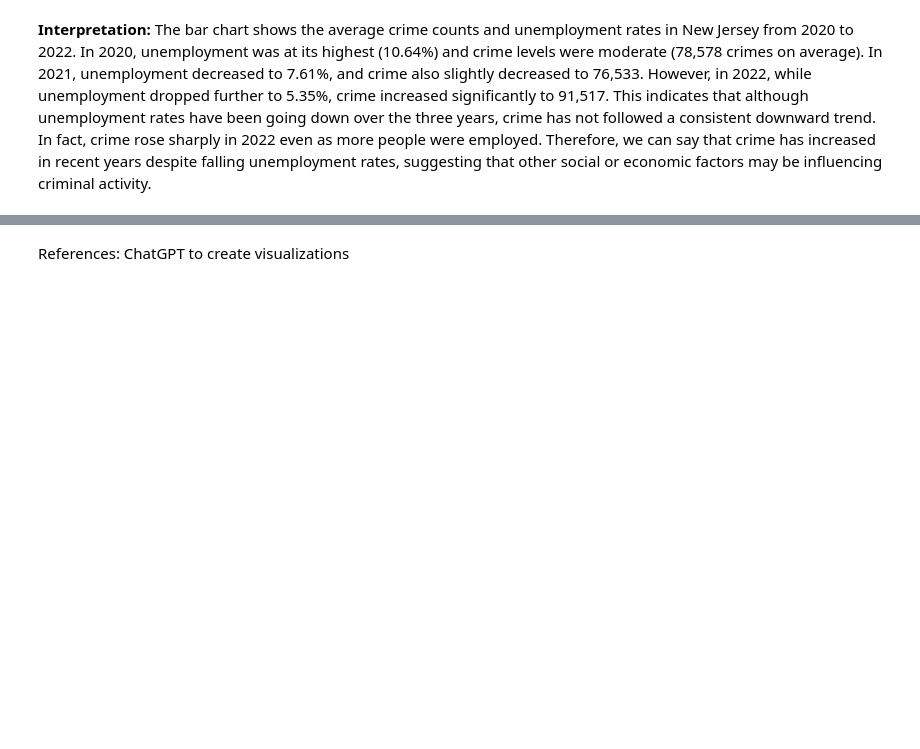
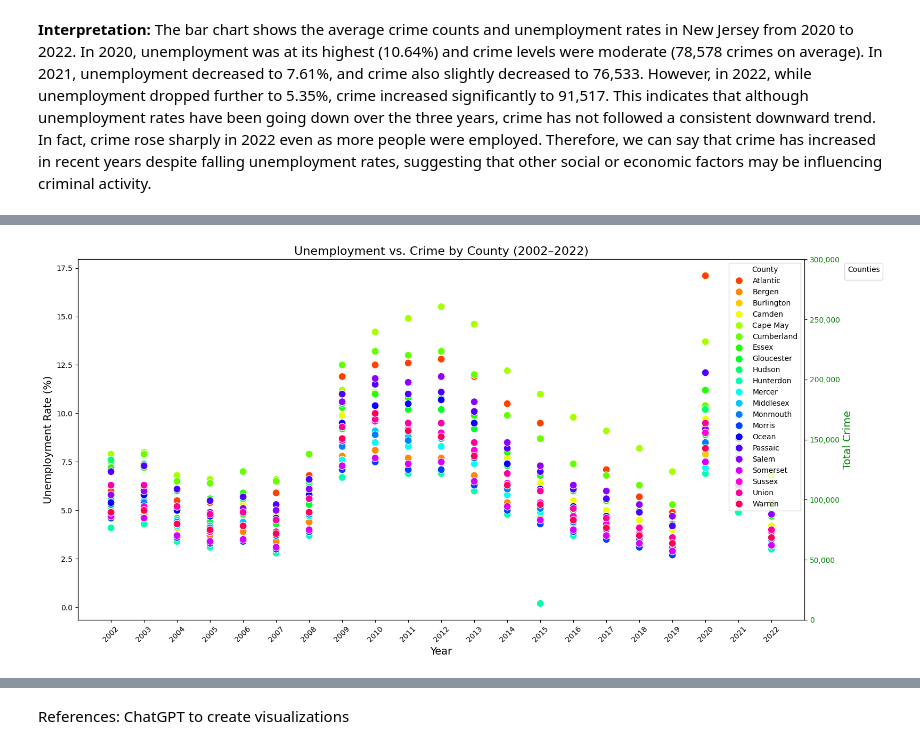
Before and after one commit to erikaguiracocha/Data-Visualization-2025, a Jupyter notebook: PS4erikaguiracocha.ipynb, the cells around one changed output, grey strips where cells are left out. Saved outputs shown, nothing was run; the diff lists cells and outputs as text; code cells hidden in the pictures; blank space fills up the shorter version.

```diff
--- a/PS4erikaguiracocha.ipynb
+++ b/PS4erikaguiracocha.ipynb
@@ -472,0 +518,99 @@ plt.show()
+# %%
+# Load datasets into DataFrames
+unemployment_data = pd.read_csv(url_unemployment)
+crime_data = pd.read_csv(url_crime)
+
+# Clean up the 'County' column and set it as index
+unemployment_data['County'] = unemployment_data['County'].str.strip()
+crime_data['County'] = crime_data['County'].str.strip()
+unemployment_data.set_index('County', inplace=True)
+crime_data.set_index('County', inplace=True)
+
+# Clean up column headers (years)
+unemployment_data.columns = unemployment_data.columns.astype(str).str.strip()
+crime_data.columns = crime_data.columns.astype(str).str.strip()
+
+# List of the 21 counties that should be present
+expected_counties = [
+    'Atlantic', 'Bergen', 'Burlington', 'Camden', 'Cape May', 'Cumberland', 'Essex',
+    'Gloucester', 'Hudson', 'Hunterdon', 'Mercer', 'Middlesex', 'Monmouth', 'Morris',
+    'Ocean', 'Passaic', 'Salem', 'Somerset', 'Sussex', 'Union', 'Warren'
+]
+
+# Check for any missing counties
+missing_unemployment_counties = [c for c in expected_counties if c not in unemployment_data.index]
+missing_crime_counties = [c for c in expected_counties if c not in crime_data.index]
+
+if missing_unemployment_counties:
+    print(f"Missing from unemployment data: {missing_unemployment_counties}")
+if missing_crime_counties:
+    print(f"Missing from crime data: {missing_crime_counties}")
+
+# Use only counties that are present in both datasets
+common_counties = unemployment_data.index.intersection(crime_data.index)
+
+# Build combined dataset by year
+combined_data = []
+for county in common_counties:
+    for year in range(2002, 2023):
+        combined_data.append({
+            'County': county,
+            'Year': year,
+            'Crime': crime_data.loc[county, str(year)],
+            'Unemployment': unemployment_data.loc[county, str(year)]
+        })
+
+# Convert to DataFrame
+combined_df = pd.DataFrame(combined_data)
+
+# Convert to numeric values (in case of formatting issues)
+combined_df['Crime'] = pd.to_numeric(combined_df['Crime'], errors='coerce')
+combined_df['Unemployment'] = pd.to_numeric(combined_df['Unemployment'], errors='coerce')
+
+# Check for any missing values
+print("\nMissing values in combined dataset:")
+print(combined_df[combined_df.isnull().any(axis=1)])
+
+# Show which counties are included
+print(f"\nNumber of counties in the chart: {combined_df['County'].nunique()}")
+print(f"Counties included:\n{combined_df['County'].unique()}")
+
+# Create the plot
+plt.figure(figsize=(16, 8))
+
+# Use a palette that supports more than 20 categories
+palette = sns.color_palette("hsv", len(common_counties))
+
+# Scatterplot: Unemployment over the years, colored by county
+sns.scatterplot(
+    data=combined_df,
+    x='Year',
+    y='Unemployment',
+    hue='County',
+    palette=palette,
+    s=100,
+    marker='o'
+)
+
+# Axis labels and title
+plt.title('Unemployment vs. Crime by County (2002–2022)', fontsize=16)
+plt.xlabel('Year', fontsize=14)
+plt.ylabel('Unemployment Rate (%)', fontsize=14)
+plt.xticks(range(2002, 2023), rotation=45)
+
+# Add a second y-axis for Crime
+ax2 = plt.gca().twinx()
+ax2.set_ylabel('Total Crime', fontsize=14, color='green')
+ax2.set_yticks(range(0, 300001, 50000))
+ax2.set_yticklabels([f'{x:,}' for x in range(0, 300001, 50000)])
+ax2.tick_params(axis='y', labelcolor='green')
+
+# Add legend for counties
+plt.legend(title='Counties', bbox_to_anchor=(1.05, 1), loc='upper left', fontsize=10)
+
+# Adjust layout
+plt.tight_layout()
+
+# Show the plot
+plt.show()
+# %% [output]
@@ -472,0 +634 @@ plt.show()
+[figure, added]
```
Also changed, not shown: parts of 5 cells of this notebook.
